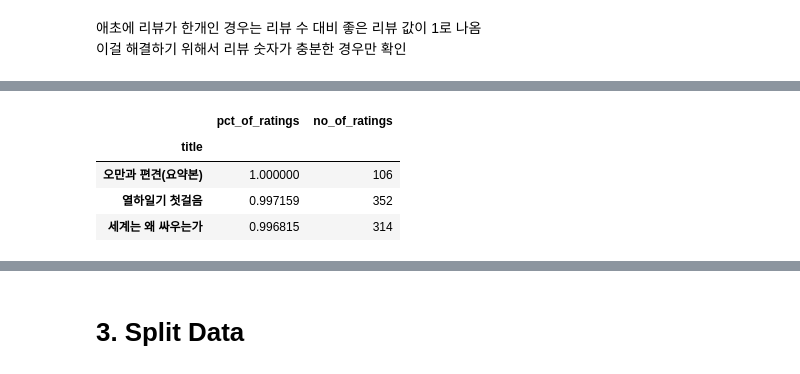
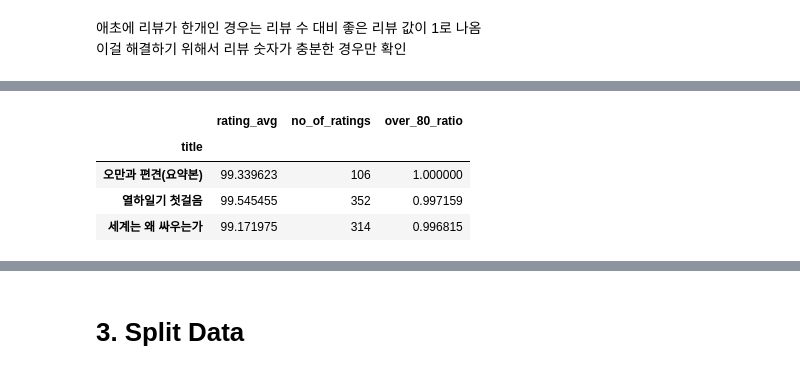
Before and after one commit to dataitgirls4/team_3, a Jupyter notebook: Recommendation_System.ipynb, the cells around one changed output, grey strips where cells are left out. Cells and saved outputs as stored; diff of their text form; code cells hidden in the pictures.

```diff
--- a/Recommendation_System.ipynb
+++ b/Recommendation_System.ipynb
@@ -201,0 +185,10 @@ count_ratings.sample(3)
+# %%
+means = pd.DataFrame(means, columns = ['rating_avg'])
+count = pd.DataFrame(count, columns = ['no_of_ratings'])
+rating_pct = pd.DataFrame(good_count, columns = ['over_80_ratio'])
+
+ratings = pd.merge(left=means, right=count, how='left',left_index=True,right_index=True)
+
+ratings = ratings.merge(rating_pct, how='left',left_index=True,right_index=True)
+
+ratings.sample(3)
@@ -202,10 +201,8 @@ count_ratings.sample(3)
 # %%
-ratings_pct_no = good_count_ratings.merge(count_ratings,left_index=True,right_index=True,how = "inner")
-
-ratings_pct_no.query('no_of_ratings > 100').sort_values(by='pct_of_ratings', ascending=False).head(3)
+ratings.query('no_of_ratings > 100').sort_values(by='over_80_ratio', ascending=False).head(3)
 # %% [output]
-|  | pct_of_ratings | no_of_ratings |
-| title |  |  |
-| 오만과 편견(요약본) | 1.000000 | 106 |
-| 열하일기 첫걸음 | 0.997159 | 352 |
-| 세계는 왜 싸우는가 | 0.996815 | 314 |
+|  | rating_avg | no_of_ratings | over_80_ratio |
+| title |  |  |  |
+| 오만과 편견(요약본) | 99.339623 | 106 | 1.000000 |
+| 열하일기 첫걸음 | 99.545455 | 352 | 0.997159 |
+| 세계는 왜 싸우는가 | 99.171975 | 314 | 0.996815 |
```
Also changed, not shown: parts of 55 cells of this notebook.
